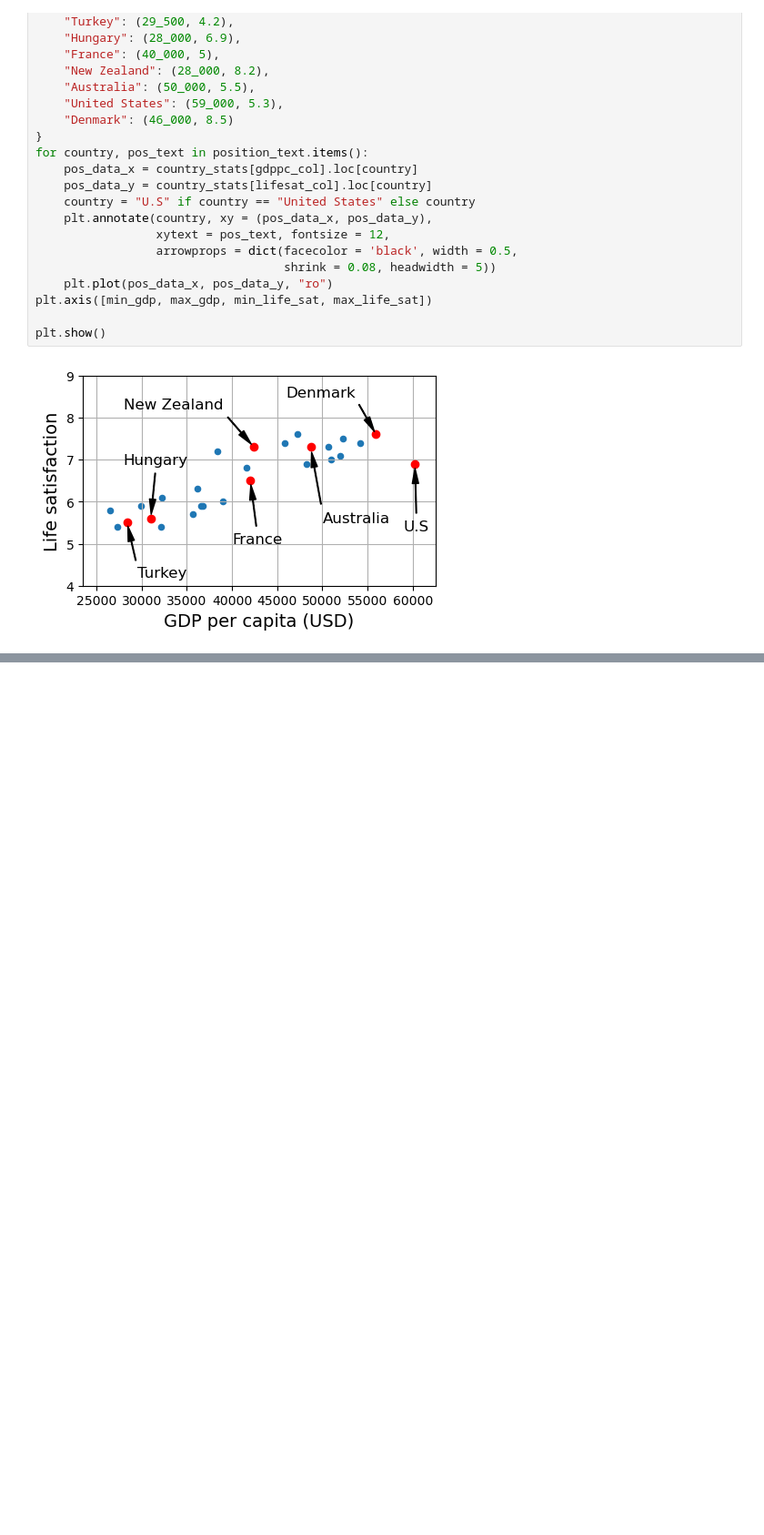
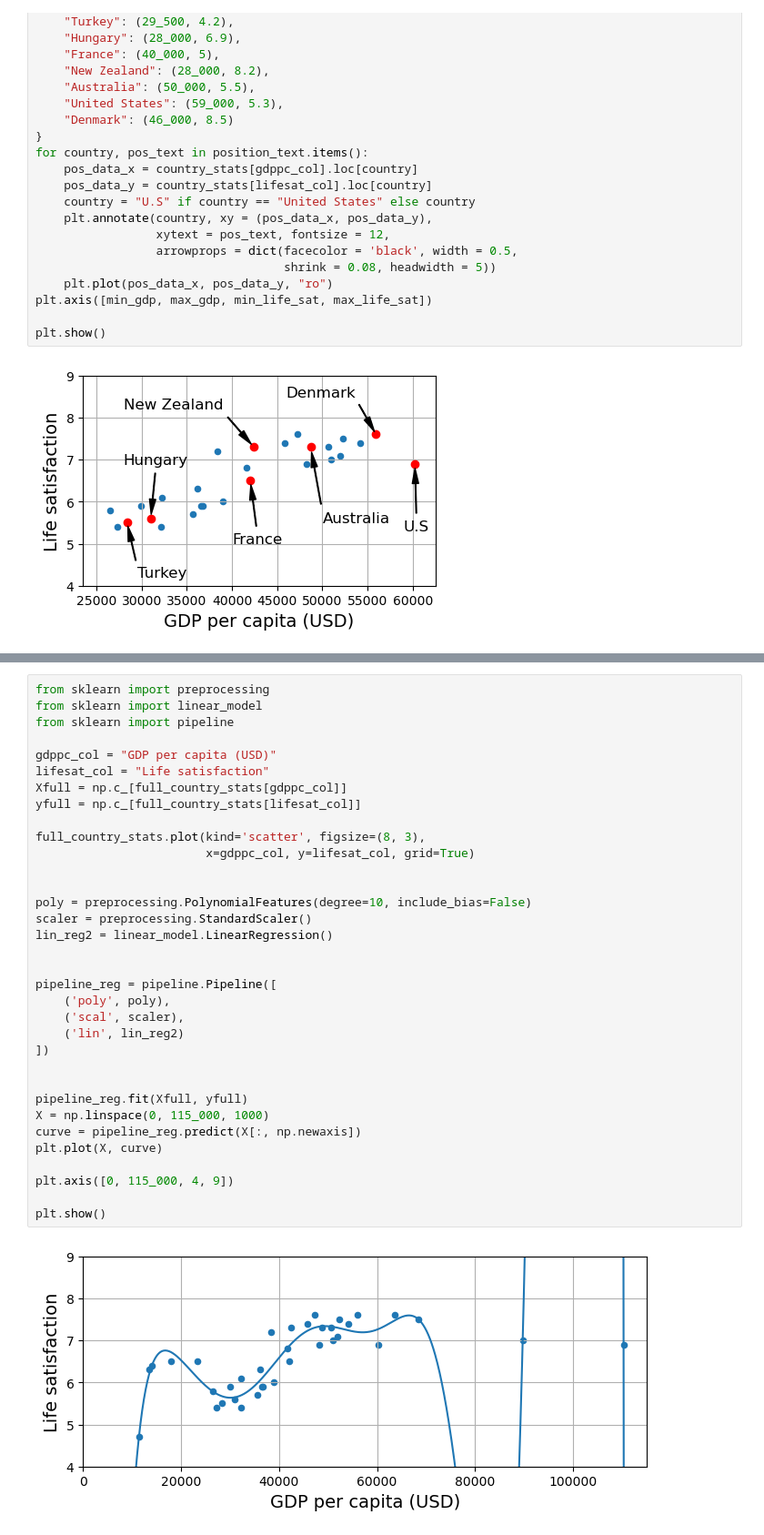
Before and after one commit to yMugrelo/hands-on-ml, a Jupyter notebook: 1. The Machine Learning Landscape/Notebook/TheMachineLearningLandscape.ipynb, the cells around one changed output, grey strips where cells are left out. Shown: that part at 91% size. Cells and saved outputs as stored; diff of their text form; blank space fills up the shorter version.

```diff
--- a/1. The Machine Learning Landscape/Notebook/TheMachineLearningLandscape.ipynb
+++ b/1. The Machine Learning Landscape/Notebook/TheMachineLearningLandscape.ipynb
@@ -170,0 +209,36 @@ plt.show()
+# %%
+from sklearn import preprocessing
+from sklearn import linear_model
+from sklearn import pipeline
+
+gdppc_col = "GDP per capita (USD)"
+lifesat_col = "Life satisfaction"
+Xfull = np.c_[full_country_stats[gdppc_col]]
+yfull = np.c_[full_country_stats[lifesat_col]]
+
+full_country_stats.plot(kind='scatter', figsize=(8, 3),
+                        x=gdppc_col, y=lifesat_col, grid=True)
+
+
+poly = preprocessing.PolynomialFeatures(degree=10, include_bias=False)
+scaler = preprocessing.StandardScaler()
+lin_reg2 = linear_model.LinearRegression()
+
+
+pipeline_reg = pipeline.Pipeline([
+    ('poly', poly),
+    ('scal', scaler),
+    ('lin', lin_reg2)
+])
+
+
+pipeline_reg.fit(Xfull, yfull)
+X = np.linspace(0, 115_000, 1000)
+curve = pipeline_reg.predict(X[:, np.newaxis])
+plt.plot(X, curve)
+
+plt.axis([0, 115_000, 4, 9])
+
+plt.show()
+# %% [output]
+[figure, added]
```
Also changed, not shown: parts of 4 cells of this notebook.
